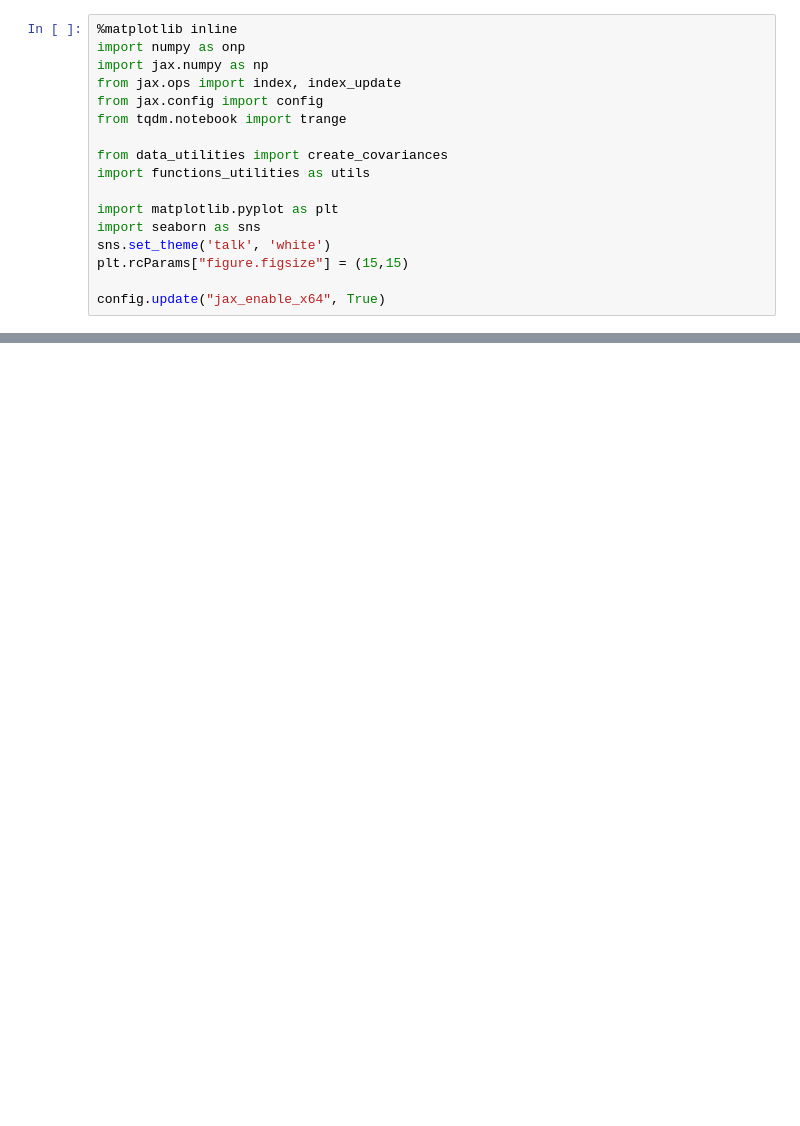
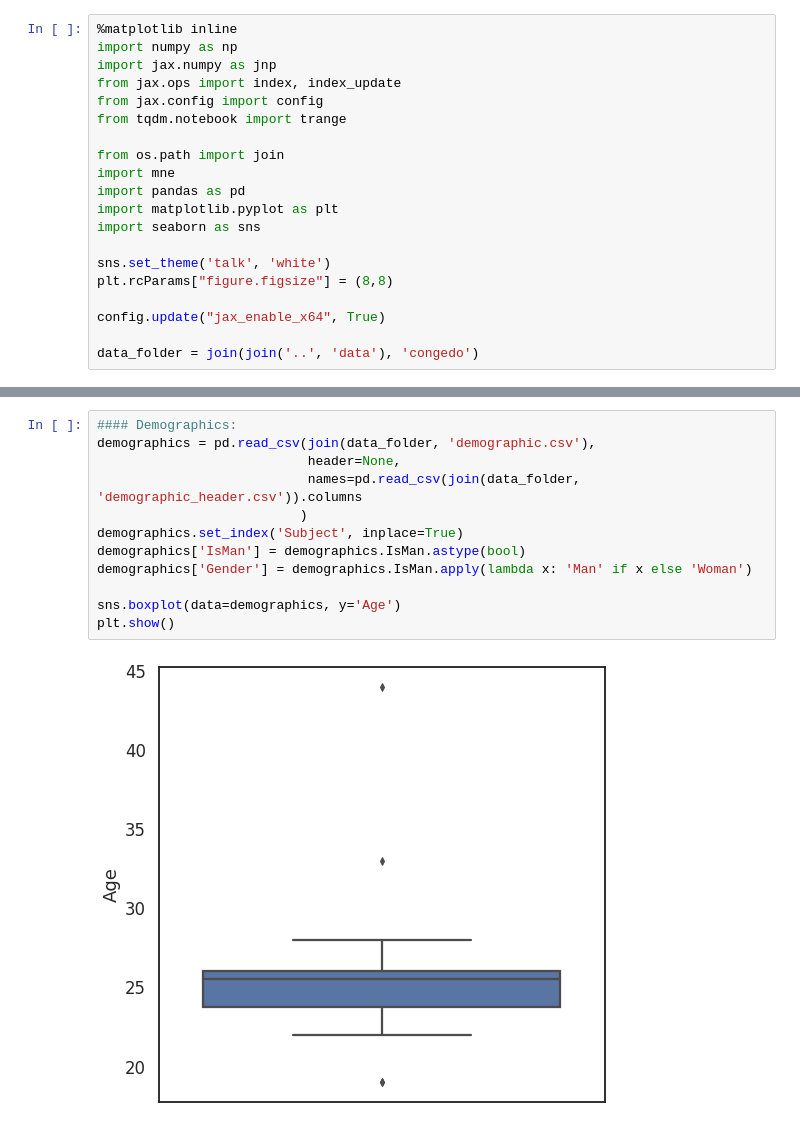
Before and after one commit to jschiavon/spd_alignment, a Jupyter notebook: notebooks/Test_on_matrices.ipynb, the cells around one changed output, grey strips where cells are left out. Drawn from its saved outputs; the diff is of its cells as text; blank space fills up the shorter version.

```diff
--- a/notebooks/Test_on_matrices.ipynb
+++ b/notebooks/Test_on_matrices.ipynb
@@ -1,19 +1,22 @@
 # %%
 %matplotlib inline
-import numpy as onp
-import jax.numpy as np
+import numpy as np
+import jax.numpy as jnp
 from jax.ops import index, index_update
 from jax.config import config
 from tqdm.notebook import trange
 
-from data_utilities import create_covariances
-import functions_utilities as utils
-
+from os.path import join
+import mne
+import pandas as pd
 import matplotlib.pyplot as plt
 import seaborn as sns
+
 sns.set_theme('talk', 'white')
-plt.rcParams["figure.figsize"] = (15,15)
+plt.rcParams["figure.figsize"] = (8,8)
 
 config.update("jax_enable_x64", True)
+
+data_folder = join(join('..', 'data'), 'congedo')
 # %%
 # Functions
@@ -87,0 +177,14 @@ WARNING:absl:No GPU/TPU found, falling back to CPU. (Set TF_CPP_MIN_LOG_LEVEL=0
+# %%
+#### Demographics:
+demographics = pd.read_csv(join(data_folder, 'demographic.csv'),
+                           header=None,
+                           names=pd.read_csv(join(data_folder, 'demographic_header.csv')).columns
+                          )
+demographics.set_index('Subject', inplace=True)
+demographics['IsMan'] = demographics.IsMan.astype(bool)
+demographics['Gender'] = demographics.IsMan.apply(lambda x: 'Man' if x else 'Woman')
+
+sns.boxplot(data=demographics, y='Age')
+plt.show()
+# %% [output]
+[figure, added]
```
Also changed, not shown: parts of 21 cells of this notebook, 2 other files.
